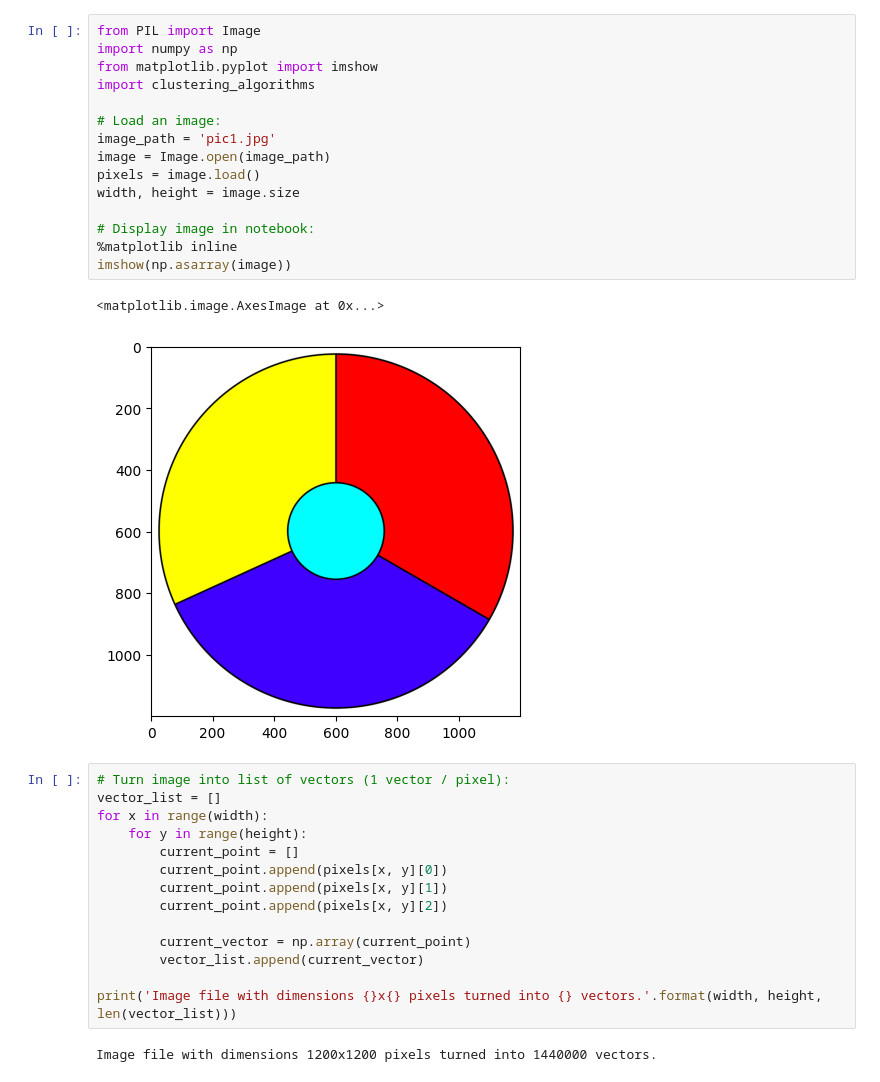
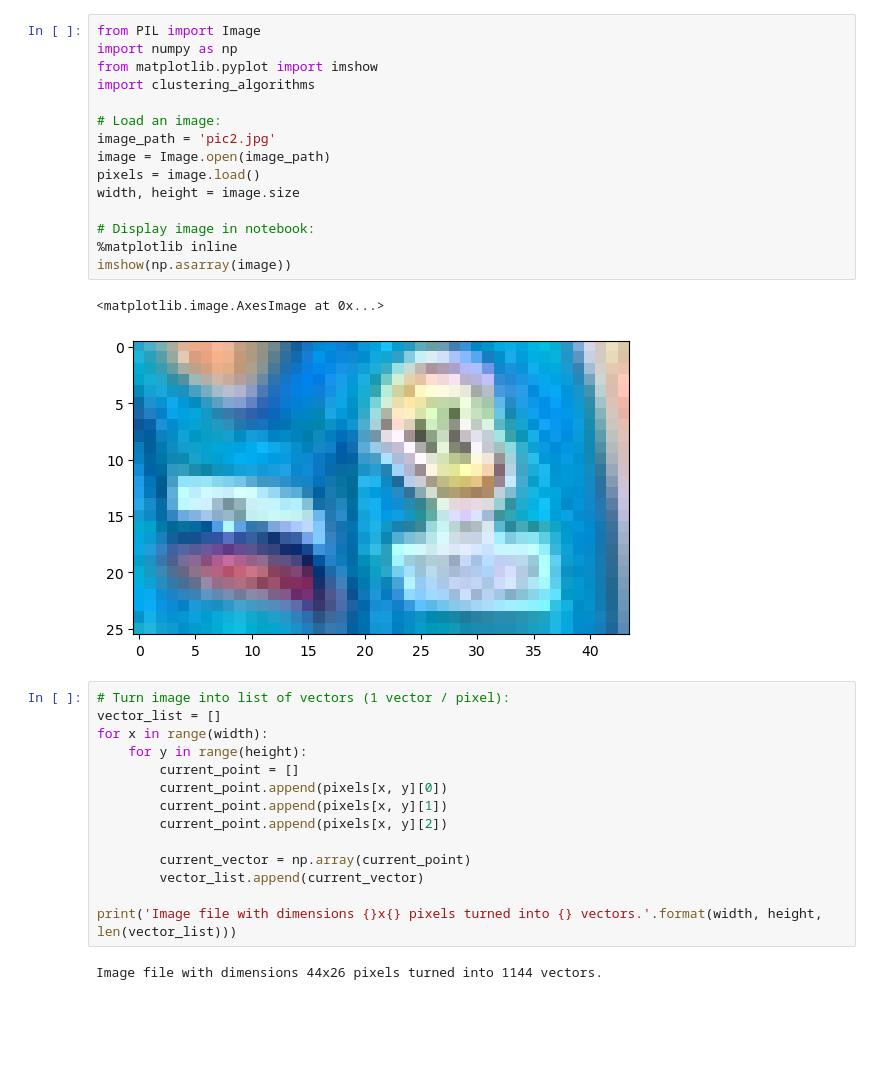
Before and after one commit to MaCr0ZerG/dataminingproject, a Jupyter notebook: prak1/notebook.ipynb, the cells around one changed output. Drawn from its saved outputs; the diff is of its cells as text; blank space fills up the shorter version.

```diff
--- a/prak1/notebook.ipynb
+++ b/prak1/notebook.ipynb
@@ -1,21 +1,21 @@
 # %%
 from PIL import Image
 import numpy as np
 from matplotlib.pyplot import imshow
 import clustering_algorithms
 
 # Load an image:
-image_path = 'pic1.jpg'
+image_path = 'pic2.jpg'
 image = Image.open(image_path)
 pixels = image.load()
 width, height = image.size
 
 # Display image in notebook:
 %matplotlib inline
 imshow(np.asarray(image))
 # %% [output]
 <matplotlib.image.AxesImage at 0x...>
-[figure, old version]
+[figure, new version]
 # %%
 # Turn image into list of vectors (1 vector / pixel):
 vector_list = []
@@ -31,6 +31,6 @@ for x in range(width):
 
 print('Image file with dimensions {}x{} pixels turned into {} vectors.'.format(width, height, len(vector_list)))
 # %% [output]
-Image file with dimensions 1200x1200 pixels turned into 1440000 vectors.
+Image file with dimensions 44x26 pixels turned into 1144 vectors.
 # %%
 # Perform clustering on the vectors:
```
Also changed, not shown: parts of 2 cells of this notebook, 3 other files.
